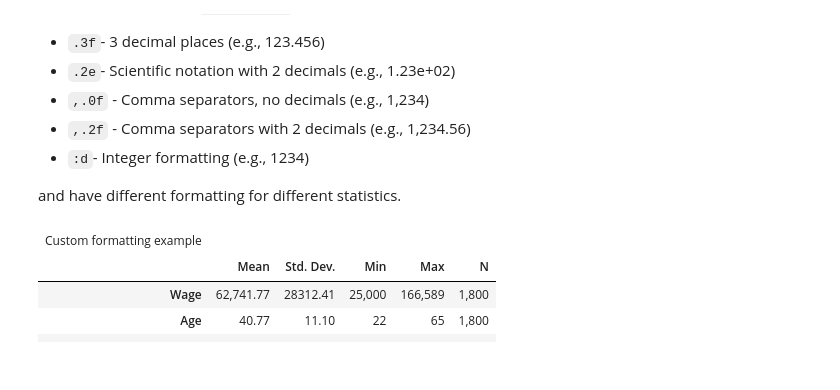
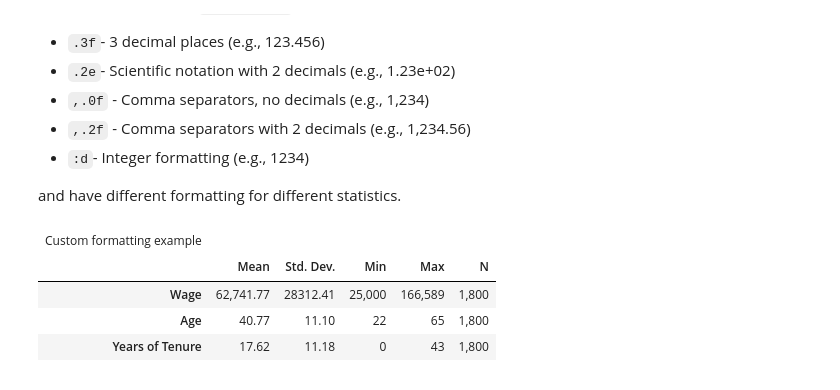
Before and after one commit to dsliwka/maketables, a Jupyter notebook: DTable.ipynb, the cells around one changed output. Cells and saved outputs as stored; diff of their text form; code cells hidden in the pictures.

```diff
--- a/DTable.ipynb
+++ b/DTable.ipynb
@@ -164,23 +164,24 @@ and have different formatting for different statistics.
 # %%
 # Custom format specifications
 format_specs = {
     'mean': ',.2f',     # Comma separators, no decimals for means
     'std': '.2f',       # 2 decimal places for standard deviations
     'count': ',.0f',    # Comma separators for counts
     'min': ',.0f',      # No decimals for min/max
     'max': ',.0f'
 }
 
 mt.DTable(
     df,
-    vars=["wage", "age"],
+    vars=["wage", "age","tenure"],
     stats=["mean", "std", "min", "max", "count"],
     format_spec=format_specs,
     caption="Custom formatting example"
 )
 # %% [output]
 | Custom formatting example |  |  |  |  |  |
 |  | Mean | Std. Dev. | Min | Max | N |
 | Wage | 62,741.77 | 28312.41 | 25,000 | 166,589 | 1,800 |
 | Age | 40.77 | 11.10 | 22 | 65 | 1,800 |
+| Years of Tenure | 17.62 | 11.18 | 0 | 43 | 1,800 |
 |  |  |  |  |  |  |
```
Also changed, not shown: 11 other files.
